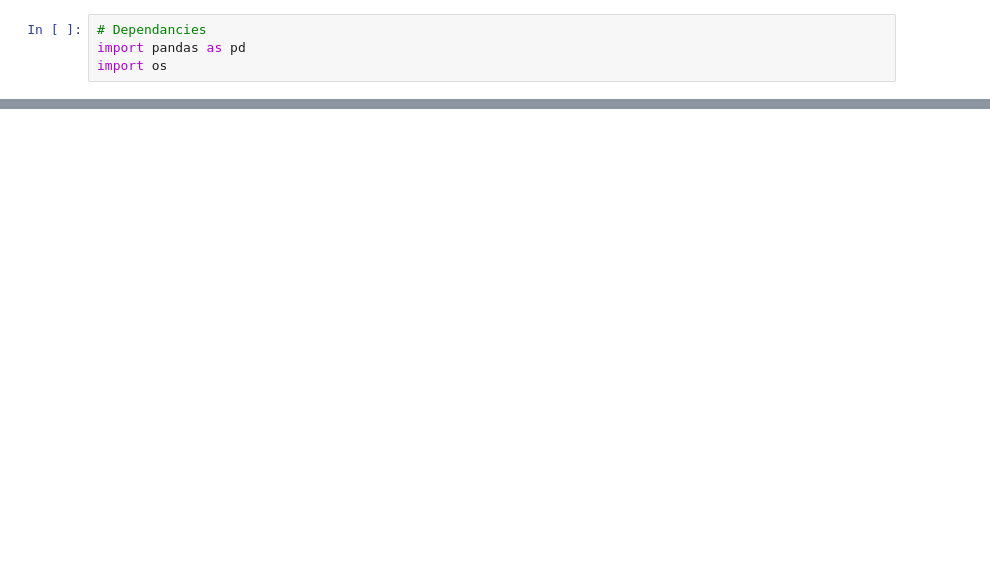
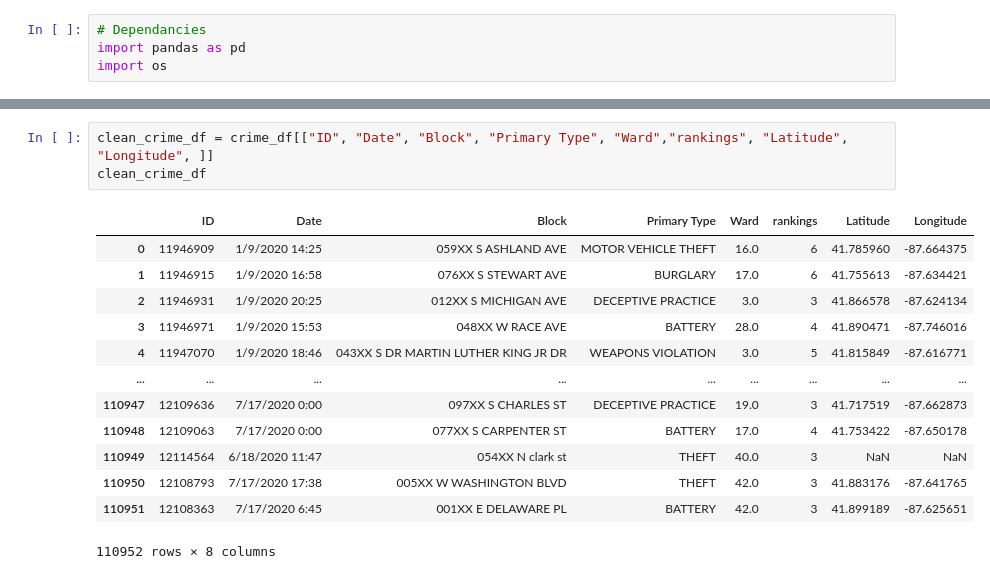
Before and after one commit to mmcdan13/capstone_project, a Jupyter notebook: Chipotle_Crime_Data_Cleaning.ipynb, the cells around one changed output, grey strips where cells are left out. Drawn from its saved outputs; the diff is of its cells as text; blank space fills up the shorter version.

Commit message:
cleaned data for crime, adding 2 new .csv files, removing unneeded .csv

```diff
--- a/Chipotle_Crime_Data_Cleaning.ipynb
+++ b/Chipotle_Crime_Data_Cleaning.ipynb
@@ -89,0 +83,17 @@ crime_df.dropna()
+# %%
+clean_crime_df = crime_df[["ID", "Date", "Block", "Primary Type", "Ward","rankings", "Latitude", "Longitude", ]]
+clean_crime_df
+# %% [output]
+|  | ID | Date | Block | Primary Type | Ward | rankings | Latitude | Longitude |
+| 0 | 11946909 | 1/9/2020 14:25 | 059XX S ASHLAND AVE | MOTOR VEHICLE THEFT | 16.0 | 6 | 41.785960 | -87.664375 |
+| 1 | 11946915 | 1/9/2020 16:58 | 076XX S STEWART AVE | BURGLARY | 17.0 | 6 | 41.755613 | -87.634421 |
+| 2 | 11946931 | 1/9/2020 20:25 | 012XX S MICHIGAN AVE | DECEPTIVE PRACTICE | 3.0 | 3 | 41.866578 | -87.624134 |
+| 3 | 11946971 | 1/9/2020 15:53 | 048XX W RACE AVE | BATTERY | 28.0 | 4 | 41.890471 | -87.746016 |
+| 4 | 11947070 | 1/9/2020 18:46 | 043XX S DR MARTIN LUTHER KING JR DR | WEAPONS VIOLATION | 3.0 | 5 | 41.815849 | -87.616771 |
+| ... | ... | ... | ... | ... | ... | ... | ... | ... |
+| 110947 | 12109636 | 7/17/2020 0:00 | 097XX S CHARLES ST | DECEPTIVE PRACTICE | 19.0 | 3 | 41.717519 | -87.662873 |
+| 110948 | 12109063 | 7/17/2020 0:00 | 077XX S CARPENTER ST | BATTERY | 17.0 | 4 | 41.753422 | -87.650178 |
+| 110949 | 12114564 | 6/18/2020 11:47 | 054XX N clark st | THEFT | 40.0 | 3 | NaN | NaN |
+| 110950 | 12108793 | 7/17/2020 17:38 | 005XX W WASHINGTON BLVD | THEFT | 42.0 | 3 | 41.883176 | -87.641765 |
+| 110951 | 12108363 | 7/17/2020 6:45 | 001XX E DELAWARE PL | BATTERY | 42.0 | 3 | 41.899189 | -87.625651 |
+110952 rows × 8 columns
```
Also changed, not shown: parts of 7 cells of this notebook, 3 other files.
